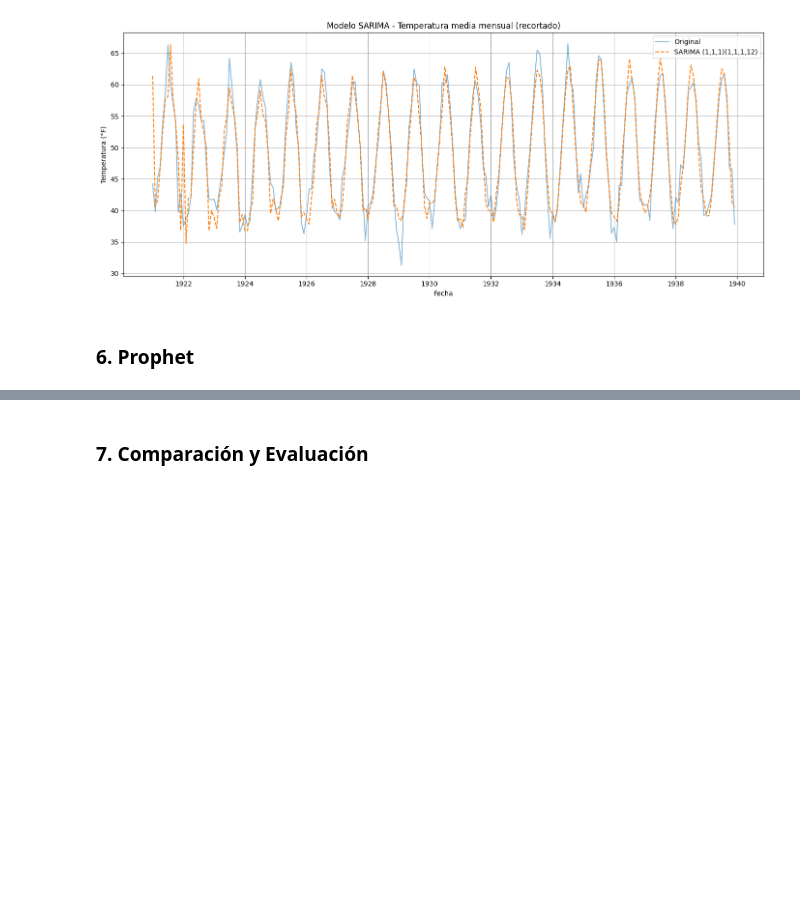
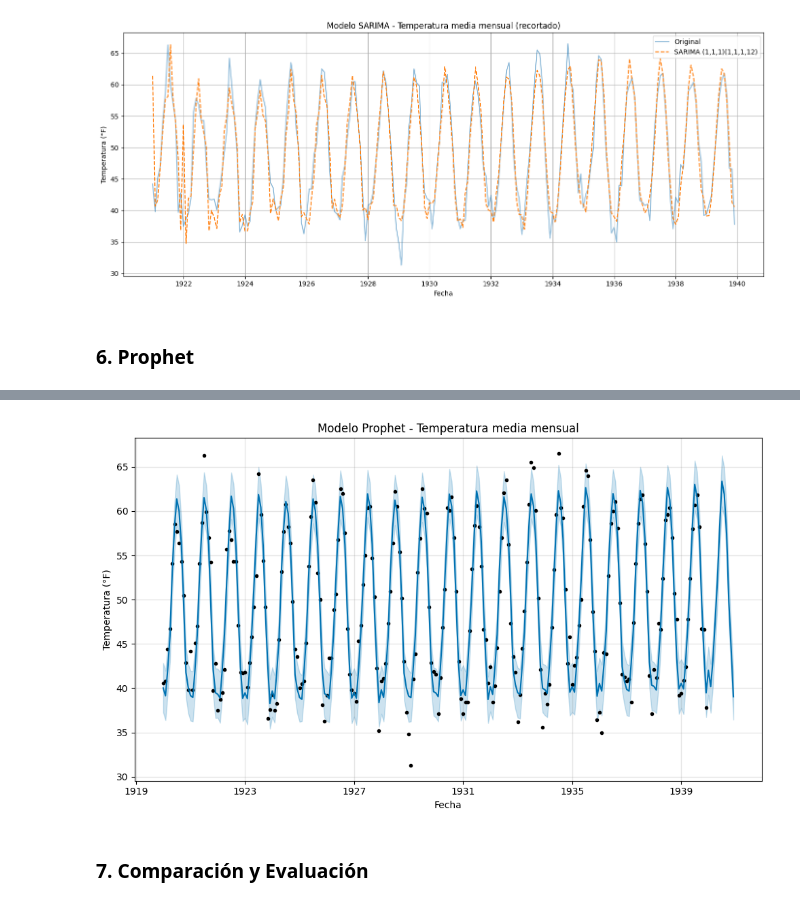
Before and after one commit to SRV-JSPA/lab1-ST, a Jupyter notebook: monthly-mean-temp.ipynb, the cells around one changed output, grey strips where cells are left out. Saved outputs shown, nothing was run; the diff lists cells and outputs as text; code cells hidden in the pictures; blank space fills up the shorter version.

Commit message:
Inciso 6 & 7 monthly-mean-temp.csv

```diff
--- a/monthly-mean-temp.ipynb
+++ b/monthly-mean-temp.ipynb
@@ -181,0 +188,19 @@ plt.show()
+# %%
+from prophet import Prophet
+import pandas as pd
+import matplotlib.pyplot as plt
+
+df_prophet = df.reset_index()[['Month', 'Temperature']].rename(columns={'Month': 'ds', 'Temperature': 'y'})
+modelo_prophet = Prophet()
+modelo_prophet.fit(df_prophet)
+futuro = modelo_prophet.make_future_dataframe(periods=12, freq='M')
+forecast = modelo_prophet.predict(futuro)
+
+modelo_prophet.plot(forecast)
+plt.title("Modelo Prophet - Temperatura media mensual")
+plt.xlabel("Fecha")
+plt.ylabel("Temperatura (°F)")
+plt.tight_layout()
+plt.grid(True)
+plt.show()
+# %% [output]
@@ -182,2 +209,3 @@ plt.show()
+[figure, added]
 # %% [markdown]
 ### 7. Comparación y Evaluación
```
Also changed, not shown: parts of 3 cells of this notebook.
